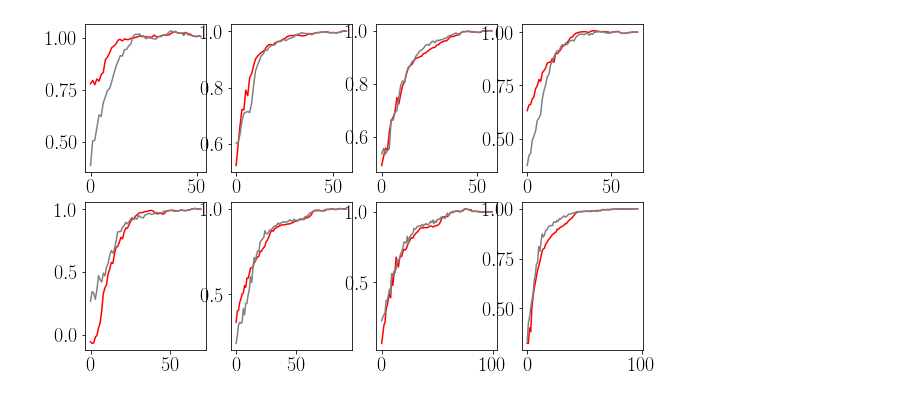
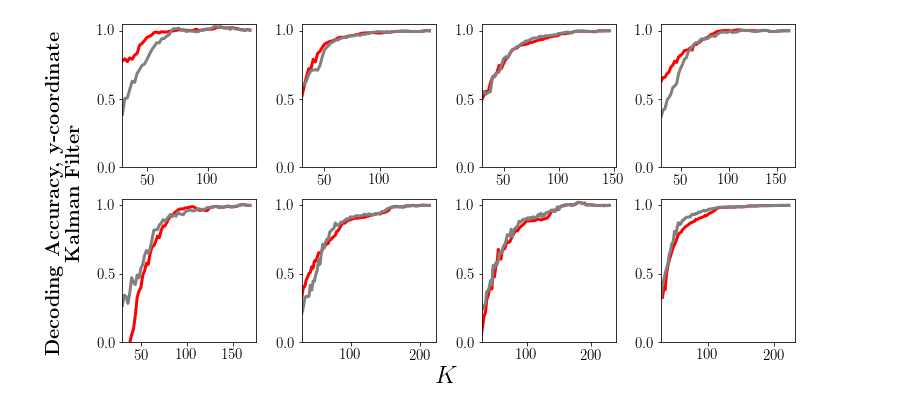
Before and after one commit to pssachdeva/uoi_neuroscience, a Jupyter notebook: cur/plot_cur_w_kalman.ipynb, the cells around one changed output. Saved outputs shown, nothing was run; the diff lists cells and outputs as text; code cells hidden in the pictures.

```diff
--- a/cur/plot_cur_w_kalman.ipynb
+++ b/cur/plot_cur_w_kalman.ipynb
@@ -7,16 +7,6 @@ import os
 %matplotlib inline
 # %%
 results_base = os.path.join(os.environ['HOME'], 'fits/uoineuro/cur')
-monkeys = [os.path.join(results_base, file) for file in os.listdir(results_base)]
+monkeys = os.listdir(results_base)
 monkeys.sort()
+results_paths = [os.path.join(results_base, file) for file in monkeys]
-# %%
-fig, axes = plt.subplots(2, 4, figsize=(10, 6))
-
-for idx, ax in enumerate(axes.ravel()):
-    results = h5py.File(monkeys[idx], 'r')
-    uoi_reconstructions = results['uoi/reconstructions'][0]
-    css_reconstructions = results['css/reconstructions'][0]
-
-    ax.plot(uoi_reconstructions, color='red')
-    ax.plot(css_reconstructions, color='gray')
-    ax.set_xscale('log')
@@ -45,14 +92,38 @@ for idx, ax in enumerate(axes.ravel()):
 # %%
-fig, axes = plt.subplots(2, 4, figsize=(10, 6))
+fig, axes = plt.subplots(2, 4, figsize=(10, 5))
 
 for idx, ax in enumerate(axes.ravel()):
-    results = h5py.File(monkeys[idx], 'r')
+    results = h5py.File(results_paths[idx], 'r')
     base_scores = results['base_scores'][:]
     uoi_scores = results['uoi/scores/kalman_scores'][:]
     css_scores = results['css/scores/kalman_scores'][:]
 
-    ax.plot(np.mean(uoi_scores, axis=0)[:, 1]/base_scores[1], color='red')
-    ax.plot(np.mean(css_scores, axis=0)[:, 1]/base_scores[1], color='gray')
+    ranks = 30 + 2 * np.arange(uoi_scores.shape[1])
+    ax.plot(ranks, np.mean(uoi_scores, axis=0)[:, 1] / base_scores[1], color='red', linewidth=3)
+    ax.plot(ranks, np.mean(css_scores, axis=0)[:, 1] / base_scores[1], color='gray', linewidth=3)
+
+    ax.set_xlim(left=30)
+    ax.set_ylim([0, 1.05])
+
+    ax.tick_params(labelsize=15)
+
+
+fig.text(
+    x=0.5, y=-0.01, s=r'$K$', fontsize=25,
+    horizontalalignment='center',
+    verticalalignment='center'
+)
+
+fig.text(
+    x=-0.03, y=0.5, s=r'\textbf{Decoding Accuracy, y-coordinate}' '\n' r'\textbf{Kalman Filter}', fontsize=20,
+    horizontalalignment='center',
+    verticalalignment='center',
+    rotation=90
+)
+
+
+plt.tight_layout()
+plt.savefig('css_decoding_y_kalman.pdf', bbox_inches='tight')
 # %% [output]
-[figure, old version]
+[figure, new version]
 # %%
```
Also changed, not shown: parts of 6 cells of this notebook, 4 other files.
